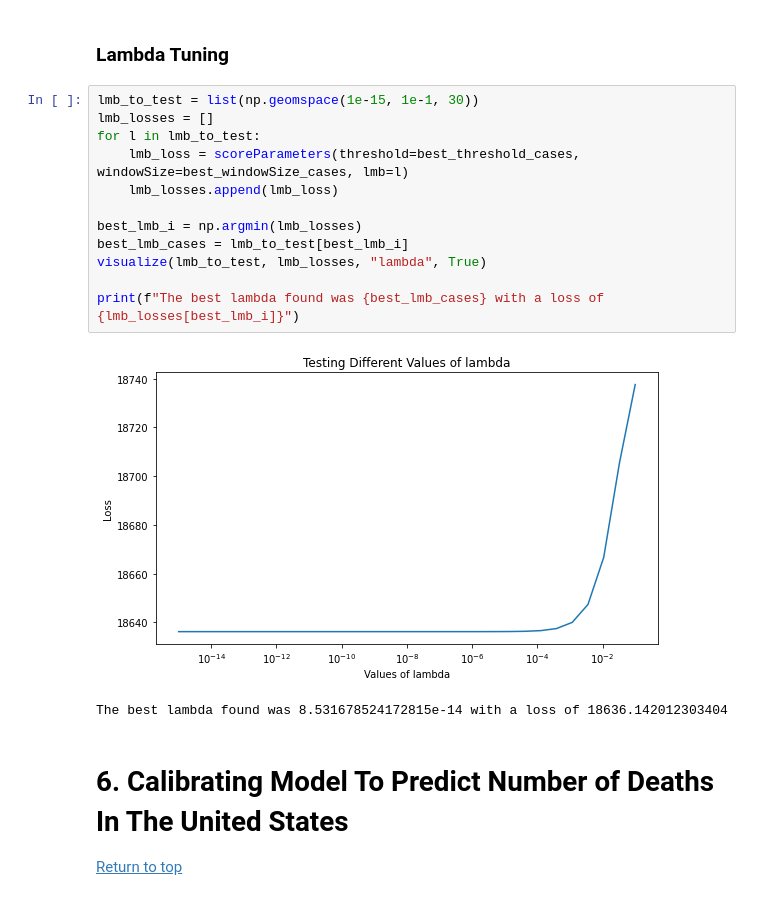
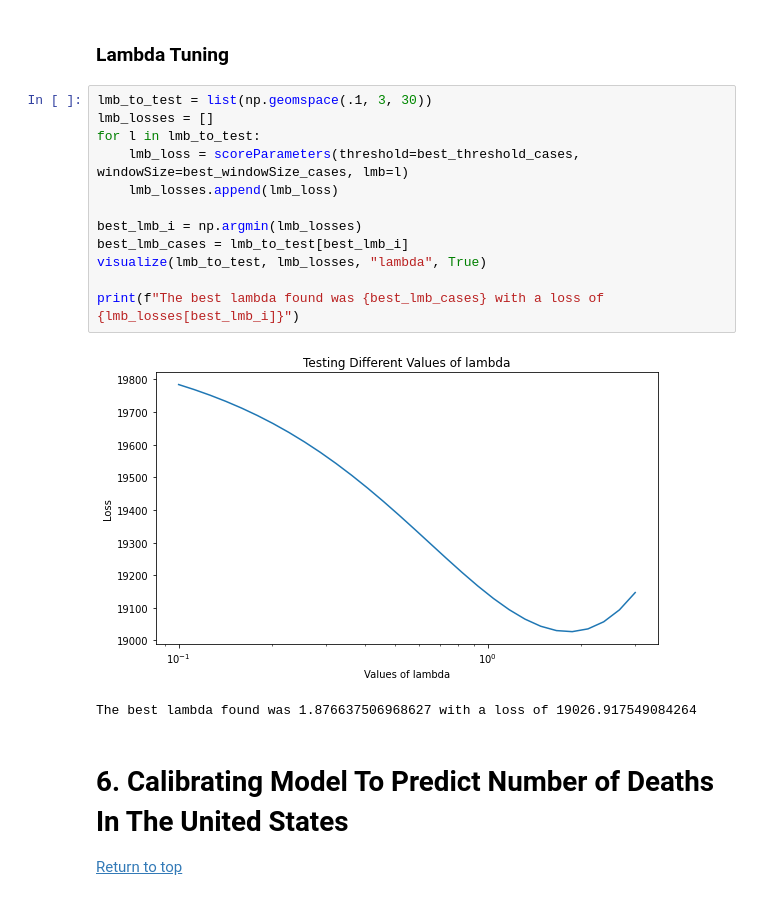
Before and after one commit to elleklinton/covid19, a Jupyter notebook: COVID-19.ipynb, the cells around one changed output. Saved outputs shown, nothing was run; the diff lists cells and outputs as text.

```diff
--- a/COVID-19.ipynb
+++ b/COVID-19.ipynb
@@ -488,20 +501,20 @@ The best windowSize found was 19 with a loss of 18636.14201246735
 # %% [markdown]
 ### Lambda Tuning <a class="anchor" id="5d"></a>
 # %%
-lmb_to_test = list(np.geomspace(1e-15, 1e-1, 30))
+lmb_to_test = list(np.geomspace(.1, 3, 30))
 lmb_losses = []
 for l in lmb_to_test:
     lmb_loss = scoreParameters(threshold=best_threshold_cases, windowSize=best_windowSize_cases, lmb=l)
     lmb_losses.append(lmb_loss)
 
 best_lmb_i = np.argmin(lmb_losses)
 best_lmb_cases = lmb_to_test[best_lmb_i]
 visualize(lmb_to_test, lmb_losses, "lambda", True)
 
 print(f"The best lambda found was {best_lmb_cases} with a loss of {lmb_losses[best_lmb_i]}")
 # %% [output]
-[figure, old version]
+[figure, new version]
-The best lambda found was 8.531678524172815e-14 with a loss of 18636.142012303404
+The best lambda found was 1.876637506968627 with a loss of 19026.917549084264
 # %% [markdown]
 # 6. Calibrating Model To Predict Number of Deaths In The United States <a class="anchor" id="6"></a>
 [Return to top](#top)
```
Also changed, not shown: parts of 22 cells of this notebook.
